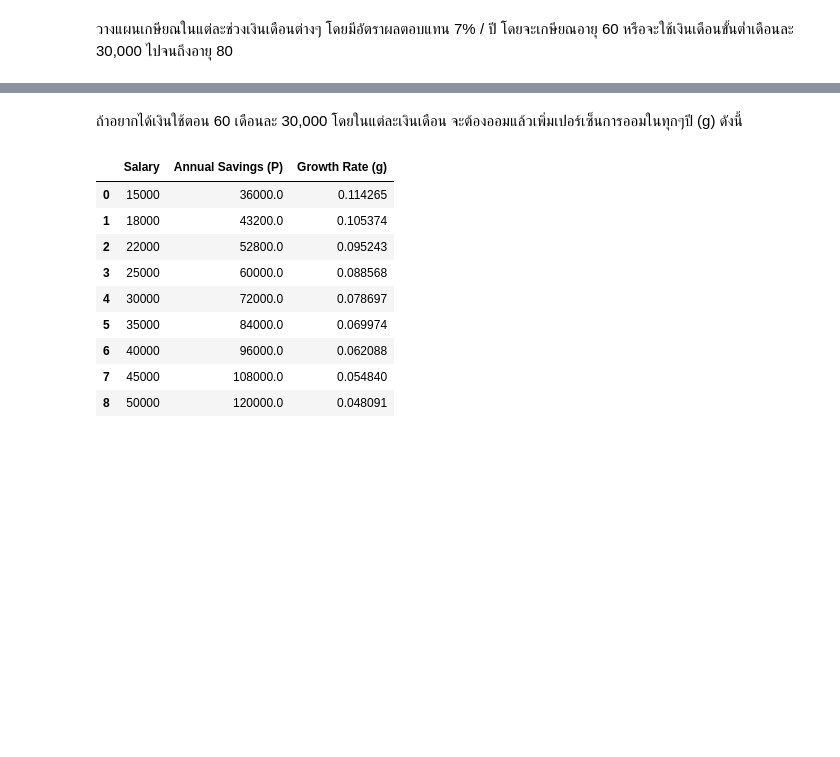
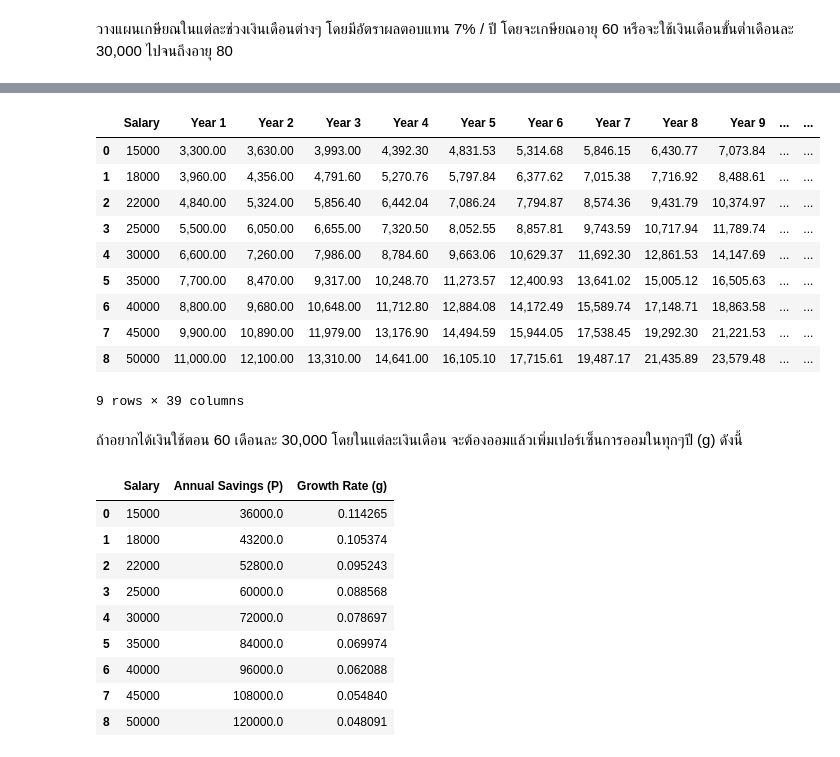
Before and after one commit to Tonry12/AIprototype24, a Jupyter notebook: Future_Value_of_a_Growing_Annuity.ipynb, the cells around one changed output, grey strips where cells are left out. Cells and saved outputs as stored; diff of their text form; code cells hidden in the pictures; blank space fills up the shorter version.

```diff
--- a/Future_Value_of_a_Growing_Annuity.ipynb
+++ b/Future_Value_of_a_Growing_Annuity.ipynb
@@ -60,0 +61,47 @@ df
+# %%
+import pandas as pd
+
+# ฟังก์ชันคำนวณการออมในแต่ละปี
+def calculate_savings_per_year(salary, g, years=38):
+    # คำนวณการออม 20% ของเงินเดือน
+    savings = salary * 0.20
+    savings_per_year = []
+
+    for year in range(1, years + 1):
+        # เพิ่มการออม 10% ทุกปี
+        savings *= (1 + g)
+        savings_per_year.append(savings)
+
+    return savings_per_year
+
+# รายได้ต่างๆ ที่ให้มา
+salaries = [15000, 18000, 22000, 25000, 30000, 35000, 40000, 45000, 50000]
+g = 0.1  # อัตราการเติบโตของการออม 10% ต่อปี
+years = 38  # อายุเริ่มต้น 22 ปี ถึง 60 ปี (38 ปี)
+
+# สร้าง DataFrame เพื่อเก็บผลลัพธ์
+results = []
+
+# คำนวณการออมสำหรับแต่ละเงินเดือน
+for salary in salaries:
+    savings_per_year = calculate_savings_per_year(salary, g, years)
+    results.append([salary] + savings_per_year)
+
+# สร้าง DataFrame ที่เก็บผลลัพธ์
+df = pd.DataFrame(results, columns=['Salary'] + [f'Year {i}' for i in range(1, years + 1)])
+
+# แสดงผลลัพธ์
+pd.options.display.float_format = '{:,.2f}'.format  # ทำให้แสดงผลเป็นเลขทศนิยม 2 ตำแหน่ง
+df
+# %% [output]
+|  | Salary | Year 1 | Year 2 | Year 3 | Year 4 | Year 5 | Year 6 | Year 7 | Year 8 | Year 9 | ... | ... |
+| 0 | 15000 | 3,300.00 | 3,630.00 | 3,993.00 | 4,392.30 | 4,831.53 | 5,314.68 | 5,846.15 | 6,430.77 | 7,073.84 | ... | ... |
+| 1 | 18000 | 3,960.00 | 4,356.00 | 4,791.60 | 5,270.76 | 5,797.84 | 6,377.62 | 7,015.38 | 7,716.92 | 8,488.61 | ... | ... |
+| 2 | 22000 | 4,840.00 | 5,324.00 | 5,856.40 | 6,442.04 | 7,086.24 | 7,794.87 | 8,574.36 | 9,431.79 | 10,374.97 | ... | ... |
+| 3 | 25000 | 5,500.00 | 6,050.00 | 6,655.00 | 7,320.50 | 8,052.55 | 8,857.81 | 9,743.59 | 10,717.94 | 11,789.74 | ... | ... |
+| 4 | 30000 | 6,600.00 | 7,260.00 | 7,986.00 | 8,784.60 | 9,663.06 | 10,629.37 | 11,692.30 | 12,861.53 | 14,147.69 | ... | ... |
+| 5 | 35000 | 7,700.00 | 8,470.00 | 9,317.00 | 10,248.70 | 11,273.57 | 12,400.93 | 13,641.02 | 15,005.12 | 16,505.63 | ... | ... |
+| 6 | 40000 | 8,800.00 | 9,680.00 | 10,648.00 | 11,712.80 | 12,884.08 | 14,172.49 | 15,589.74 | 17,148.71 | 18,863.58 | ... | ... |
+| 7 | 45000 | 9,900.00 | 10,890.00 | 11,979.00 | 13,176.90 | 14,494.59 | 15,944.05 | 17,538.45 | 19,292.30 | 21,221.53 | ... | ... |
+| 8 | 50000 | 11,000.00 | 12,100.00 | 13,310.00 | 14,641.00 | 16,105.10 | 17,715.61 | 19,487.17 | 21,435.89 | 23,579.48 | ... | ... |
+9 rows × 39 columns
```
Also changed, not shown: parts of 2 cells of this notebook.
